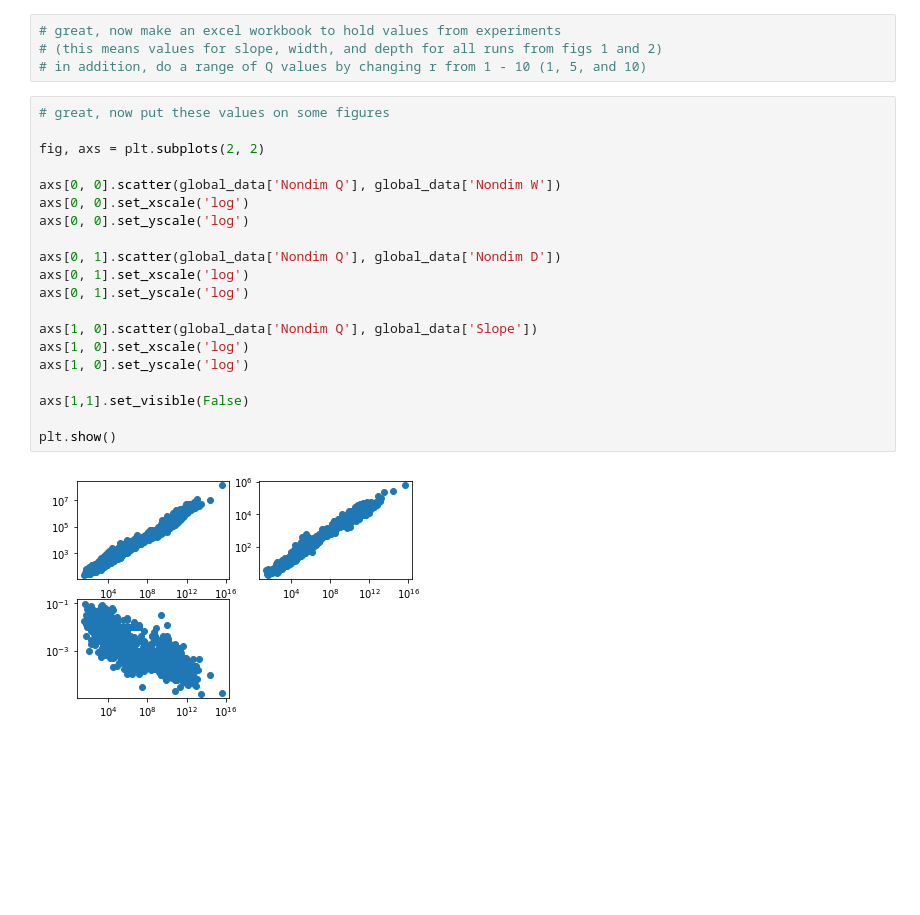
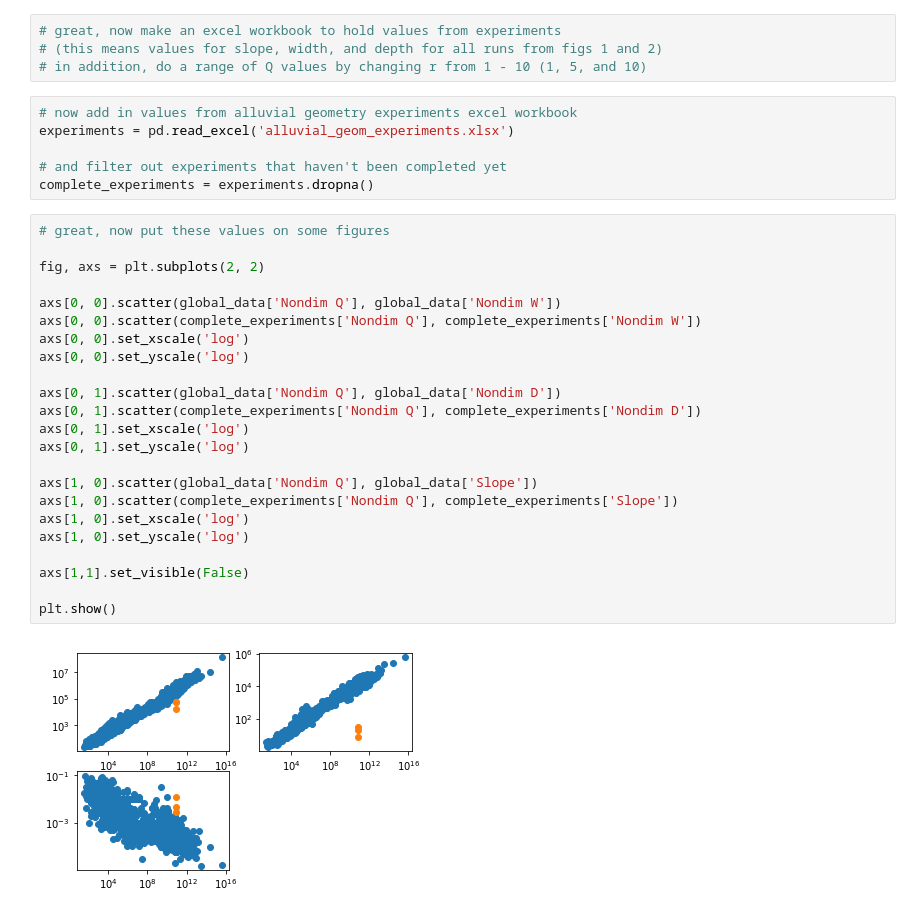
Before and after one commit to vaga3461/High-Plains, a Jupyter notebook: modeling headway FA22/manuscript figs/geometry figs.ipynb, the cells around one changed output. Cells and saved outputs as stored; diff of their text form; blank space fills up the shorter version.

```diff
--- a/modeling headway FA22/manuscript figs/geometry figs.ipynb
+++ b/modeling headway FA22/manuscript figs/geometry figs.ipynb
@@ -55,25 +55,34 @@ global_data
 # great, now make an excel workbook to hold values from experiments
 # (this means values for slope, width, and depth for all runs from figs 1 and 2)
 # in addition, do a range of Q values by changing r from 1 - 10 (1, 5, and 10)
+# %%
+# now add in values from alluvial geometry experiments excel workbook
+experiments = pd.read_excel('alluvial_geom_experiments.xlsx')
+
+# and filter out experiments that haven't been completed yet
+complete_experiments = experiments.dropna()
 # %%
 # great, now put these values on some figures
 
 fig, axs = plt.subplots(2, 2)
 
 axs[0, 0].scatter(global_data['Nondim Q'], global_data['Nondim W'])
+axs[0, 0].scatter(complete_experiments['Nondim Q'], complete_experiments['Nondim W'])
 axs[0, 0].set_xscale('log')
 axs[0, 0].set_yscale('log')
 
 axs[0, 1].scatter(global_data['Nondim Q'], global_data['Nondim D'])
+axs[0, 1].scatter(complete_experiments['Nondim Q'], complete_experiments['Nondim D'])
 axs[0, 1].set_xscale('log')
 axs[0, 1].set_yscale('log')
 
 axs[1, 0].scatter(global_data['Nondim Q'], global_data['Slope'])
+axs[1, 0].scatter(complete_experiments['Nondim Q'], complete_experiments['Slope'])
 axs[1, 0].set_xscale('log')
 axs[1, 0].set_yscale('log')
 
 axs[1,1].set_visible(False)
 
 plt.show()
 # %% [output]
-[figure, old version]
+[figure, new version]
```
Also changed, not shown: parts of 1 cell of this notebook, 6 other files.
